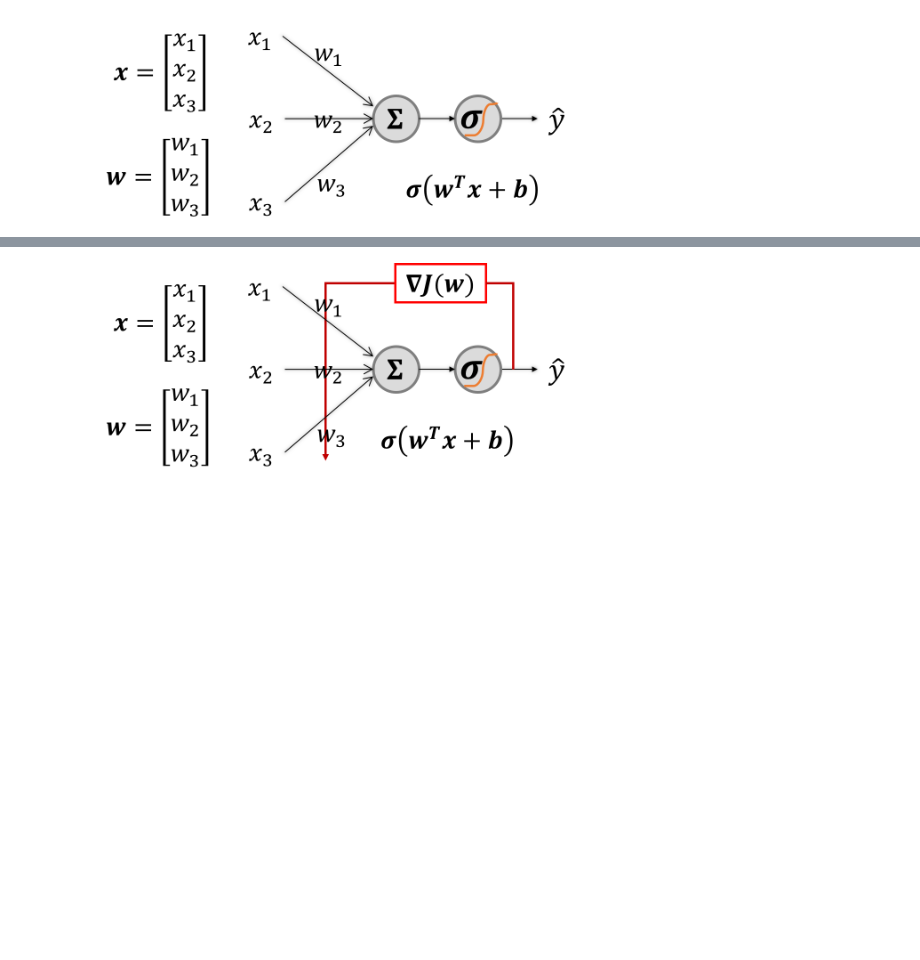
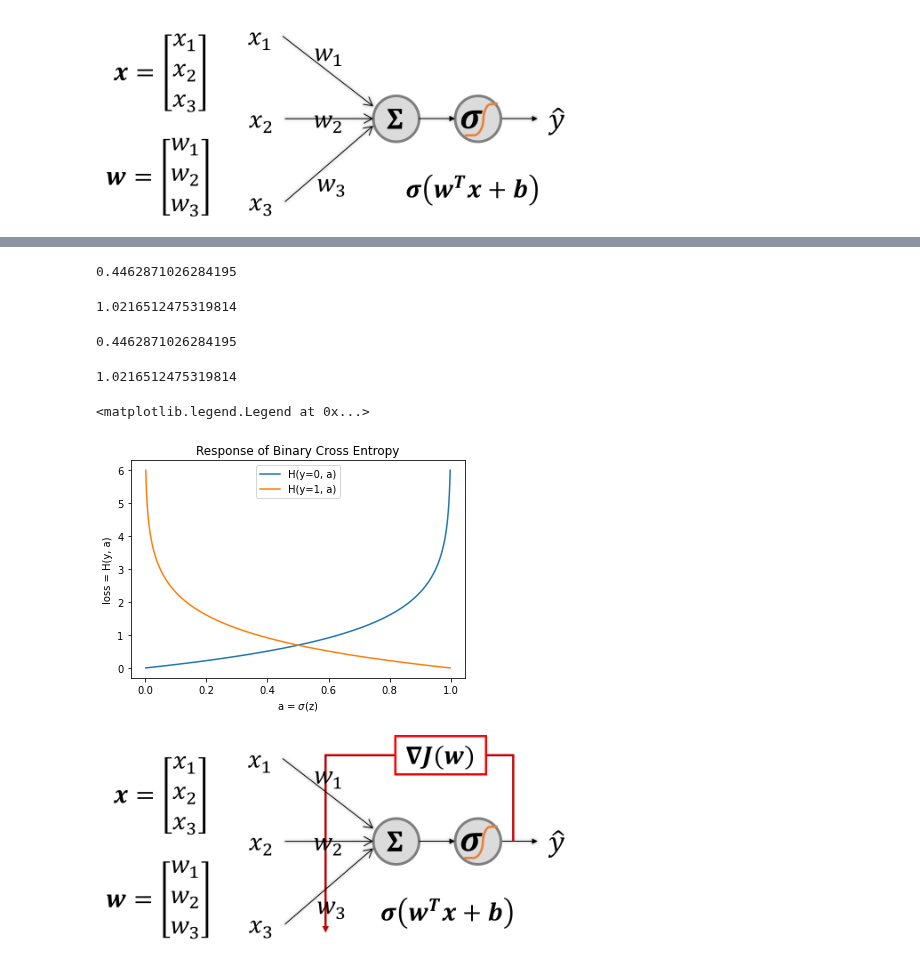
Before and after one commit to twMr7/Python-Machine-Learning, a Jupyter notebook: 14-Building_A_Machine_Learning_Model_from_Scratch.ipynb, the cells around one changed output, grey strips where cells are left out. Drawn from its saved outputs; the diff is of its cells as text; code cells hidden in the pictures; blank space fills up the shorter version.

Commit message:
add observation on the response of binary cross entropy

```diff
--- a/14-Building_A_Machine_Learning_Model_from_Scratch.ipynb
+++ b/14-Building_A_Machine_Learning_Model_from_Scratch.ipynb
@@ -481,3 +492,58 @@ and we optimize the $\mathbf{NLL}$ objective function by minimize the cost funct
+# %%
+def binary_cross_entropy(y, a):
+    return -(y * np.log(a) + (1 - y) * np.log(1 - a))
+# %%
+# 狀況一： 假設某個樣本 x 對應的標籤 y = 1, 套用目前參數 wx+b 後 a = 0.64
+y = 1
+a = 0.64
+
+binary_cross_entropy(y, a)
+# %% [output]
+0.4462871026284195
+# %%
+# 狀況二： 假設狀況一的標籤其實是 y = 0
+y = 0
+a = 0.64
+
+binary_cross_entropy(y, a)
+# %% [output]
+1.0216512475319814
+# %%
+# 狀況三： 假設某個樣本 x 對應的標籤 y = 0, 套用目前參數 wx+b 後 a = (1 - 0.64) = 0.36
+y = 0
+a = 0.36
+
+binary_cross_entropy(y, a)
+# %% [output]
+0.4462871026284195
+# %%
+# 狀況四： 假設狀況三的標籤其實是 y = 1
+y = 1
+a = 0.36
+
+binary_cross_entropy(y, a)
+# %% [output]
+1.0216512475319814
+# %%
+# 求出 z 在 [-6, 6] 值域範圍內 a = 𝜎(z) 的反應值
+z = np.linspace(-6, 6, num=121)
+a = sigmoid(z)
+
+# 分別求出 y = {0, 1} 下的 H(y, a) 反應值
+H_y0 = binary_cross_entropy(0, a)
+H_y1 = binary_cross_entropy(1, a)
+
+# 將兩條反映曲線分別畫出來
+_, ax = plt.subplots()
+ax.plot(a, H_y0, label='H(y=0, a)')
+ax.plot(a, H_y1, label='H(y=1, a)')
+ax.set_xlabel('a = $\sigma$(z)')
+ax.set_ylabel('loss = H(y, a)')
+ax.set_title('Response of Binary Cross Entropy')
+ax.legend()
+# %% [output]
+<matplotlib.legend.Legend at 0x...>
+[figure, added]
 # %%
 Image(filename='images/LogisticRegression_GradientDescent.png', width=480)
 # %% [output]
```
Also changed, not shown: parts of 3 cells of this notebook.
